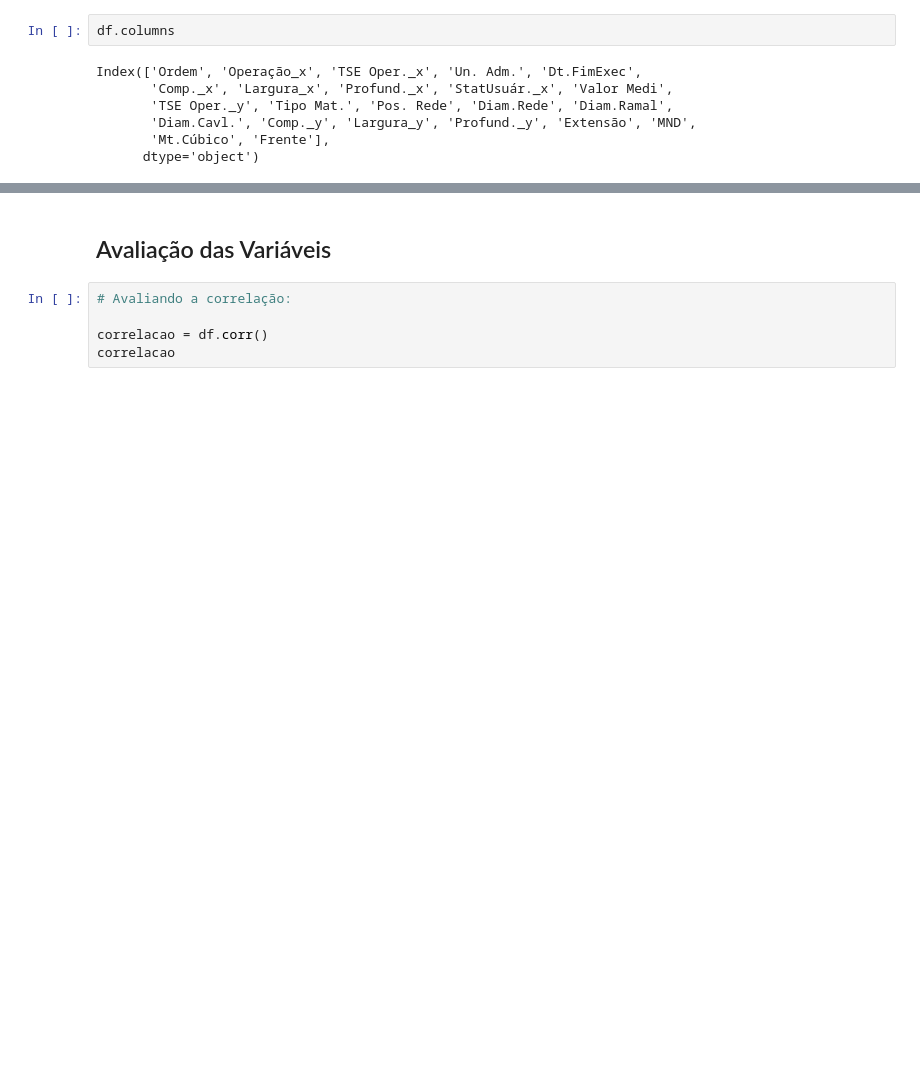
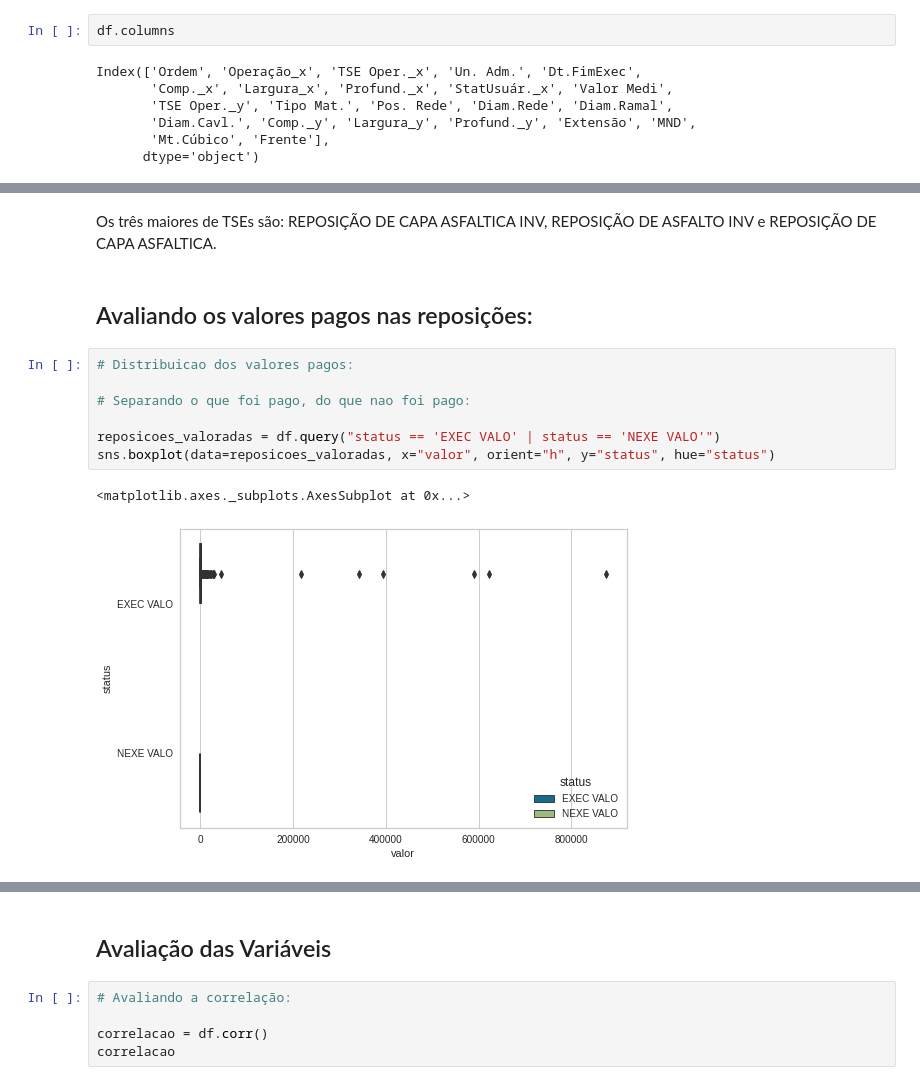
Before and after one commit to eeyamazaki/soebe, a Jupyter notebook: modelo_preditivo_soebe.ipynb, the cells around one changed output, grey strips where cells are left out. Drawn from its saved outputs; the diff is of its cells as text; blank space fills up the shorter version.

```diff
--- a/modelo_preditivo_soebe.ipynb
+++ b/modelo_preditivo_soebe.ipynb
@@ -944,0 +1014,14 @@ dtype: int64
+# %% [markdown]
+Os três maiores de TSEs são: REPOSIÇÃO DE CAPA ASFALTICA INV, REPOSIÇÃO DE ASFALTO INV e REPOSIÇÃO DE CAPA ASFALTICA.
+# %% [markdown]
+## Avaliando os valores pagos nas reposições:
+# %%
+# Distribuicao dos valores pagos:
+
+# Separando o que foi pago, do que nao foi pago:
+
+reposicoes_valoradas = df.query("status == 'EXEC VALO' | status == 'NEXE VALO'")
+sns.boxplot(data=reposicoes_valoradas, x="valor", orient="h", y="status", hue="status")
+# %% [output]
+<matplotlib.axes._subplots.AxesSubplot at 0x...>
+[figure, added]
```
Also changed, not shown: parts of 16 cells of this notebook.
